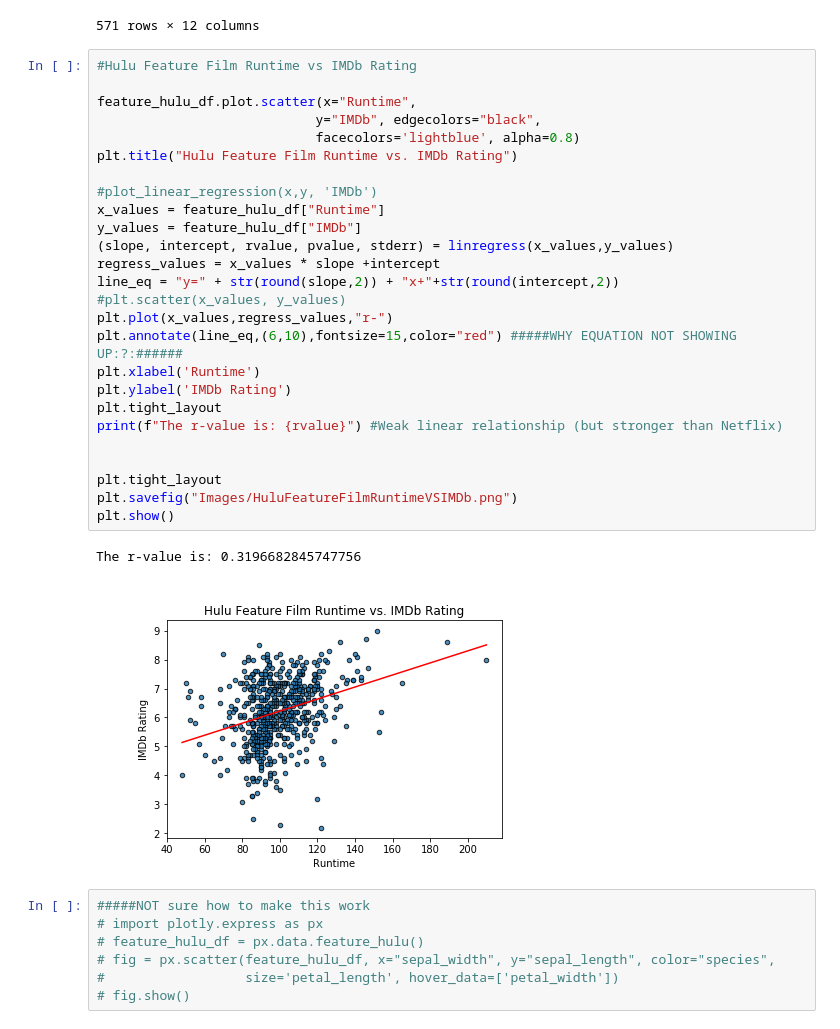
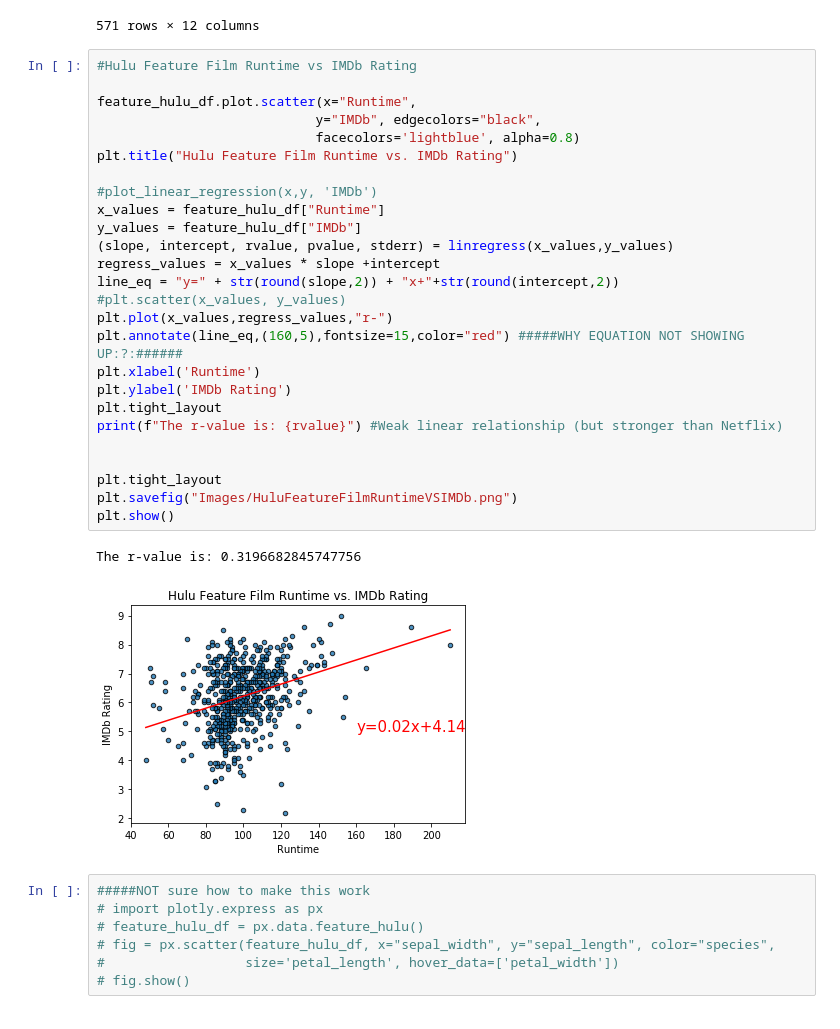
Before and after one commit to tracygoznikar/Project-1, a Jupyter notebook: Runtime Analysis/RuntimeAnalysis - data analysis.ipynb, the cells around one changed output. Saved outputs shown, nothing was run; the diff lists cells and outputs as text.

```diff
--- a/Runtime Analysis/RuntimeAnalysis - data analysis.ipynb
+++ b/Runtime Analysis/RuntimeAnalysis - data analysis.ipynb
@@ -291,32 +296,32 @@ feature_hulu_df
 # %%
 #Hulu Feature Film Runtime vs IMDb Rating
 
 feature_hulu_df.plot.scatter(x="Runtime",
                             y="IMDb", edgecolors="black",
                             facecolors='lightblue', alpha=0.8)
 plt.title("Hulu Feature Film Runtime vs. IMDb Rating")
 
 #plot_linear_regression(x,y, 'IMDb')
 x_values = feature_hulu_df["Runtime"]
 y_values = feature_hulu_df["IMDb"]
 (slope, intercept, rvalue, pvalue, stderr) = linregress(x_values,y_values)
 regress_values = x_values * slope +intercept
 line_eq = "y=" + str(round(slope,2)) + "x+"+str(round(intercept,2))
 #plt.scatter(x_values, y_values)
 plt.plot(x_values,regress_values,"r-")
-plt.annotate(line_eq,(6,10),fontsize=15,color="red") #####WHY EQUATION NOT SHOWING UP:?:######
+plt.annotate(line_eq,(160,5),fontsize=15,color="red") #####WHY EQUATION NOT SHOWING UP:?:######
 plt.xlabel('Runtime')
 plt.ylabel('IMDb Rating')
 plt.tight_layout
 print(f"The r-value is: {rvalue}") #Weak linear relationship (but stronger than Netflix)
 
 
 plt.tight_layout
 plt.savefig("Images/HuluFeatureFilmRuntimeVSIMDb.png")
 plt.show()
 # %% [output]
 The r-value is: 0.3196682845747756
-[figure, old version]
+[figure, new version]
 # %%
 #####NOT sure how to make this work
 # import plotly.express as px
```
Also changed, not shown: parts of 22 cells of this notebook, 8 other files.
